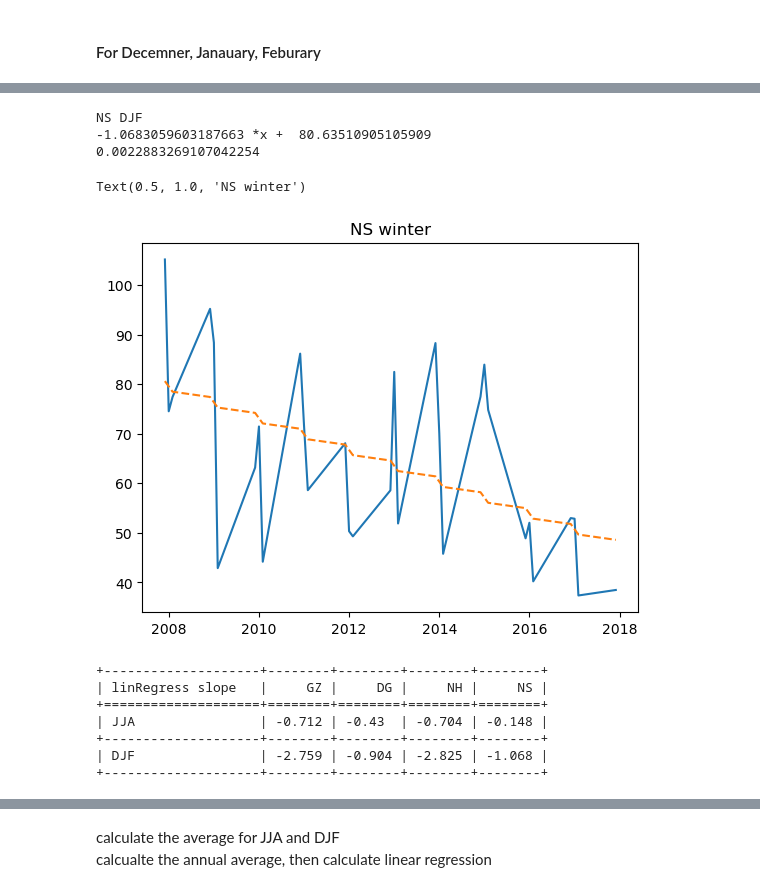
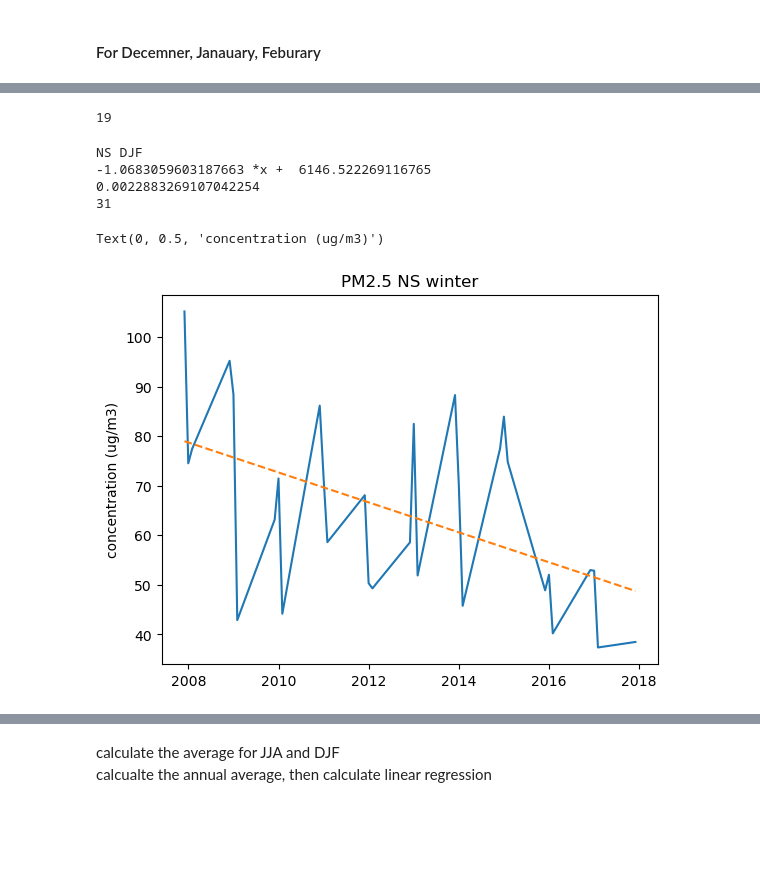
Before and after one commit to h-duan/PM, a Jupyter notebook: PM_species.ipynb, the cells around one changed output, grey strips where cells are left out. Saved outputs shown, nothing was run; the diff lists cells and outputs as text; code cells hidden in the pictures; blank space fills up the shorter version.

```diff
--- a/PM_species.ipynb
+++ b/PM_species.ipynb
@@ -1196,7 +1222,7 @@ plt.plot(speciesNH['Teflon Mass'])
 # %%
 from scipy import stats
 
-y = range(len(jjaNS))
+y = jjaNS['date'].map(pd.Timestamp.toordinal)
 slopens, intercept, r_value, p_valuens, std_err = stats.linregress(y,jjaNS['Teflon Mass'])
 
 
@@ -1213,6 +1239,6 @@ print(p_valuens)
 
 plt.plot(jjaNS['date'], jjaNS['Teflon Mass'])
 plt.plot(jjaNS['date'], lin, linestyle= '--')
-plt.title('NS summer')
+plt.title('PM2.5 NS summer')
 # %% [output]
 NS JJA
@@ -1334,8 +1415,9 @@ GZ DJF
 # %%
 from scipy import stats
-
-y = range(len(djfDG))
+# djfNH['Teflon Mass']
+y = djfDG['date'].map(pd.Timestamp.toordinal)
 slopedg, intercept, r_value, p_valuedg, std_err = stats.linregress(y,djfDG['Teflon Mass'])
+slopedg, intercept, r_value, p_valuedg, std_err = stats.linregress(yy,djfDG['Teflon Mass'])
 
 
 # reslt using linear regression
@@ -1382,0 +1480,22 @@ Text(0.5, 1.0, 'NH winter')
+# %%
+y = range(len(djfDG))
+yy = djfDG['date'].map(pd.Timestamp.toordinal)
+slopedg, intercept, r_value, p_valuedg, std_err = stats.linregress(y,djfDG['Teflon Mass'])
+slope, intercept, r_value, p_value, std_err = stats.linregress(yy,djfDG['Teflon Mass'])
+
+
+# reslt using linear regression
+lin = []
+for i in yy:
+    lin.append(slope*i+intercept)
+
+
+plt.show()
+print('PM2.5 DG DJF')
+print(slopedg,'*x + ',intercept)
+print(p_valuedg)
+
+# plt.plot(djfNS['date'], djfNS['Teflon Mass'])
+plt.plot(djfDG['date'], djfDG['Teflon Mass'])
+plt.plot(djfDG['date'], lin, linestyle = '--')
+plt.title('PM2.5 DG winter')
@@ -1383,50 +1508,52 @@ Text(0.5, 1.0, 'NH winter')
+# %%
+len(djfDG['Teflon Mass'])
+# len(djfNH['date'])
+# %% [output]
+19
 # %%
 from scipy import stats
 
 y= range(len(djfNS))
+yy = djfNS['date'].map(pd.Timestamp.toordinal)
 slopens, intercept, r_value, p_valuens, std_err = stats.linregress(y,djfNS['Teflon Mass'])
+slope, intercept, r_value, p_value, std_err = stats.linregress(yy,djfNS['Teflon Mass'])
 
 
 # reslt using linear regression
 lin = []
-for i in range(len(djfNS)):
+for i in yy:
     lin.append(slope*i+intercept)
-
 
 plt.show()
 print('NS DJF')
 print(slopens,'*x + ',intercept)
 print(p_valuens)
 
 # plt.plot(djfNS['date'], djfNS['Teflon Mass'])
 plt.plot(djfNS['date'], djfNS['Teflon Mass'])
 plt.plot(djfNS['date'], lin, linestyle = '--')
-plt.title('NS winter')
+plt.title('PM2.5 NS winter')
+print(len(djfNS))
+#print(y)
+plt.ylabel('concentration (ug/m3)')
 # %% [output]
 NS DJF
--1.0683059603187663 *x +  80.63510905105909
+-1.0683059603187663 *x +  6146.522269116765
 0.0022883269107042254
+31
-Text(0.5, 1.0, 'NS winter')
+Text(0, 0.5, 'concentration (ug/m3)')
-[figure, old version]
+[figure, new version]
 # %%
-# Calculate max, min, and mean values while omitting NaN
-data = [
-    ["JJA", -0.712, -0.430, -0.704, -0.148],
-    ["DJF", -2.759, -0.904, -2.825, -1.068],
+# # Calculate max, min, and mean values while omitting NaN
+# data = [
+#     ["JJA", -0.712, -0.430, -0.704, -0.148],
+#     ["DJF", -2.759, -0.904, -2.825, -1.068],
 
-]
+# ]
 
-# Print the results in a table
-headers = ["linRegress slope", "GZ", "DG", "NH", "NS"]
-print(tabulate(data, headers=headers, tablefmt="grid"))
+# # Print the results in a table
+# headers = ["linRegress slope", "GZ", "DG", "NH", "NS"]
+# print(tabulate(data, headers=headers, tablefmt="grid"))
-# %% [output]
-+--------------------+--------+--------+--------+--------+
-| linRegress slope   |     GZ |     DG |     NH |     NS |
-+====================+========+========+========+========+
-| JJA                | -0.712 | -0.43  | -0.704 | -0.148 |
-+--------------------+--------+--------+--------+--------+
-| DJF                | -2.759 | -0.904 | -2.825 | -1.068 |
-+--------------------+--------+--------+--------+--------+
 # %%
 jjaslopePM=[slopegz, slopedg,slopenh,slopens]
 jjapPM = [p_valuegz, p_valuedg, p_valuenh, p_valuens]
```
Also changed, not shown: parts of 76 cells of this notebook, 1 other file.
